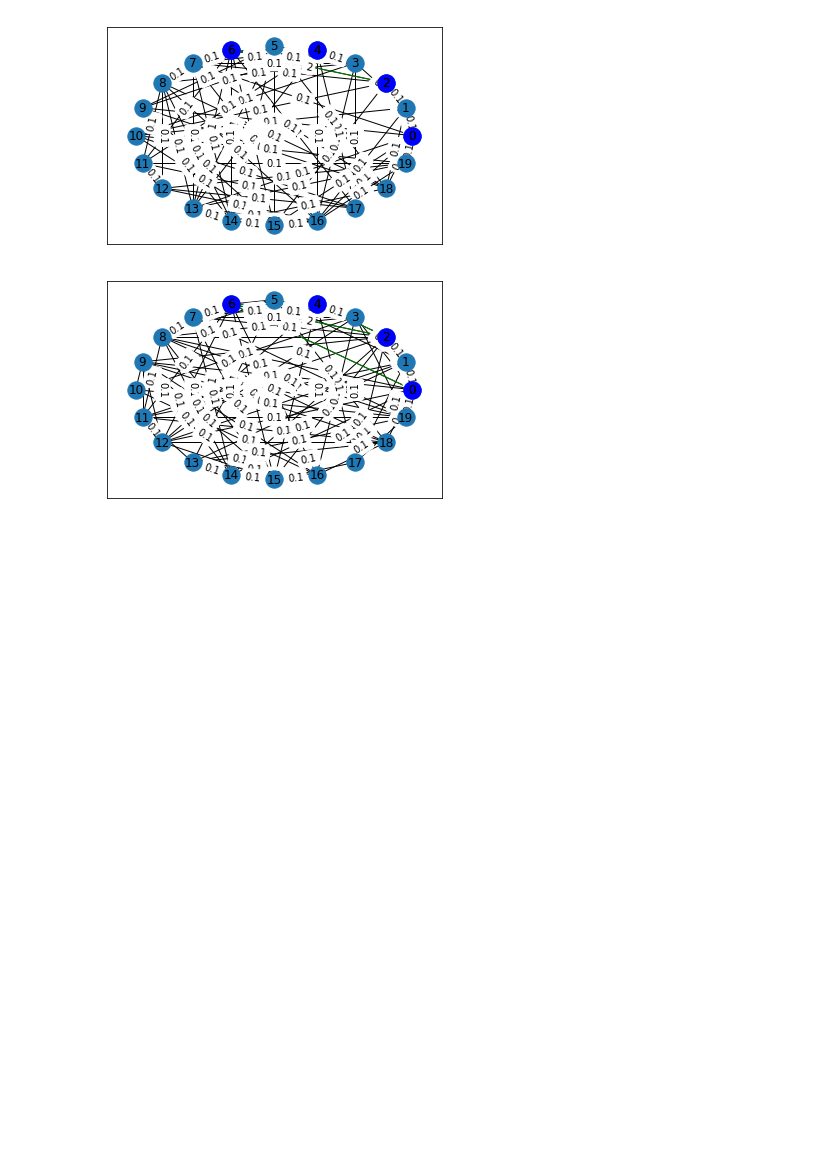
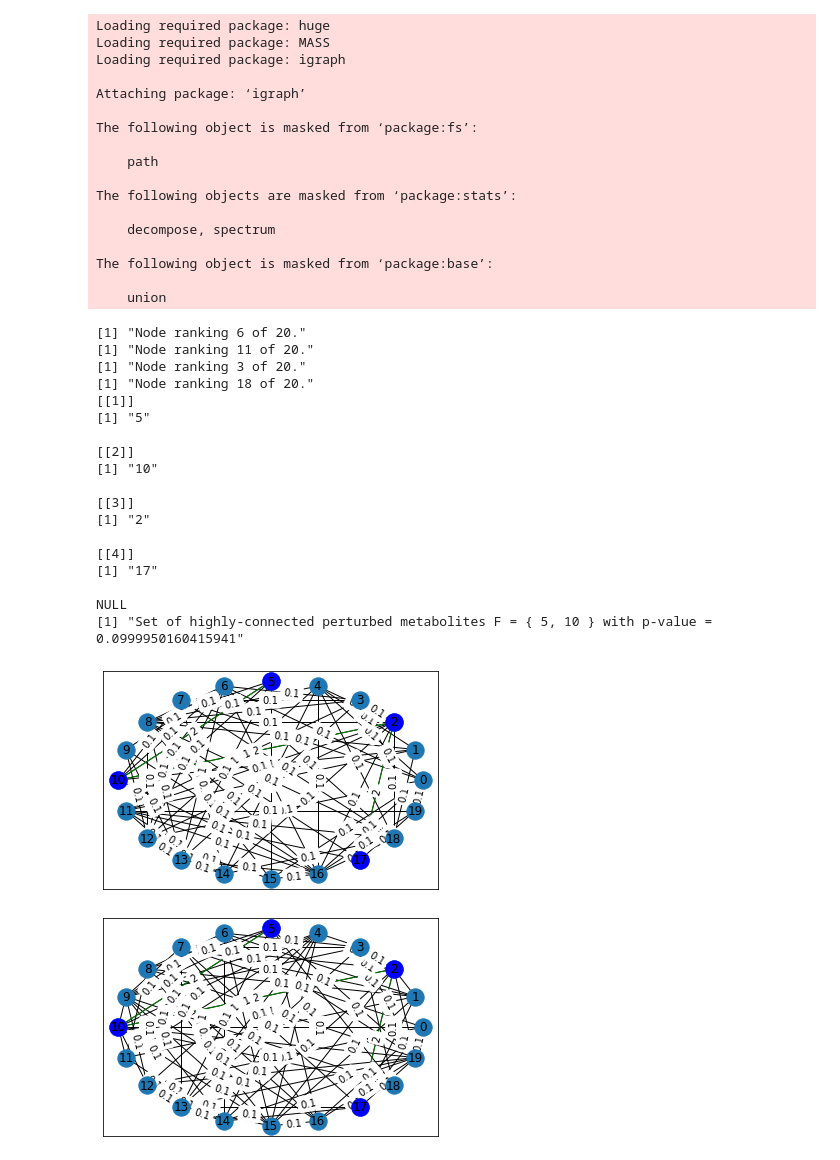
Before and after one commit to predragoetf/CTD2, a Jupyter notebook: synthetic_graph_generation.ipynb, the cells around one changed output. Saved outputs shown, nothing was run; the diff lists cells and outputs as text; code cells hidden in the pictures; blank space fills up the shorter version.

Commit message:
Docker run to function.

```diff
--- a/synthetic_graph_generation.ipynb
+++ b/synthetic_graph_generation.ipynb
@@ -76,6 +77,11 @@ def construct_test_case(G_num_nodes, G_density, G_background_weight, S_num_nodes
             G2[u][v]['weight'] = S_weight
 
     return (G1, G2, S)
+# %%
+def run_ctd_docker(adj_matrix_path, S_string):
+    out_path = adj_matrix_path.rstrip('csv') + 'json'
+    ctd_run_command = "docker run -v $(PWD):/mnt vladimirkovacevic/ctd:1.5 Rscript /opt/CTD/R/CTD.r --adj_matrix /mnt/{} --disease_module \'{}\' --output_name /mnt/{}".format(adj_matrix_path, S_string, out_path)
+    os.system(ctd_run_command)
 # %%
 (G1, G2, S) = construct_test_case(G_num_nodes=20, G_density=0.4, G_background_weight=0.1, S_num_nodes=4, S_weight=2)
 
@@ -84,11 +90,17 @@ edge_weights = nx.get_edge_attributes(G1,'weight')
 
 adj_G1 = nx.to_pandas_adjacency(G1)
 adj_G2 = nx.to_pandas_adjacency(G2)
-adj_G1.to_csv(path_or_buf='adj_G1.csv',index=False)
-adj_G2.to_csv(path_or_buf='adj_G2.csv',index=False)
+out_fname1 = 'adj_G1.csv'
+out_fname2 = 'adj_G2.csv'
+adj_G1.to_csv(path_or_buf=out_fname1,index=False)
+adj_G2.to_csv(path_or_buf=out_fname2,index=False)
+S_string = ','.join([str(item) for item in S])
 with open('S.txt', 'w') as f:
-    S_string = ', '.join([str(item) for item in S])
     f.write(S_string)
+
+
+run_ctd_docker(out_fname1, S_string)
+run_ctd_docker(out_fname2, S_string)
 
 pos=nx.circular_layout(G1)
 nx.draw_networkx(G1, pos=pos)
@@ -105,2 +152,37 @@ plt.show()
+Loading required package: huge
+Loading required package: MASS
+Loading required package: igraph
+
+Attaching package: ‘igraph’
+
+The following object is masked from ‘package:fs’:
+
+    path
+
+The following objects are masked from ‘package:stats’:
+
+    decompose, spectrum
+
+The following object is masked from ‘package:base’:
+
+    union
+[1] "Node ranking 6 of 20."
+[1] "Node ranking 11 of 20."
+[1] "Node ranking 3 of 20."
+[1] "Node ranking 18 of 20."
+[[1]]
+[1] "5"
+
+[[2]]
+[1] "10"
+
+[[3]]
+[1] "2"
+
+[[4]]
+[1] "17"
+
+NULL
+[1] "Set of highly-connected perturbed metabolites F = { 5, 10 } with p-value =  0.0999950160415941"
-[figure, old version]
+[figure, new version]
-[figure, old version]
+[figure, new version]
```
Also changed, not shown: parts of 3 cells of this notebook, 3 other files.
